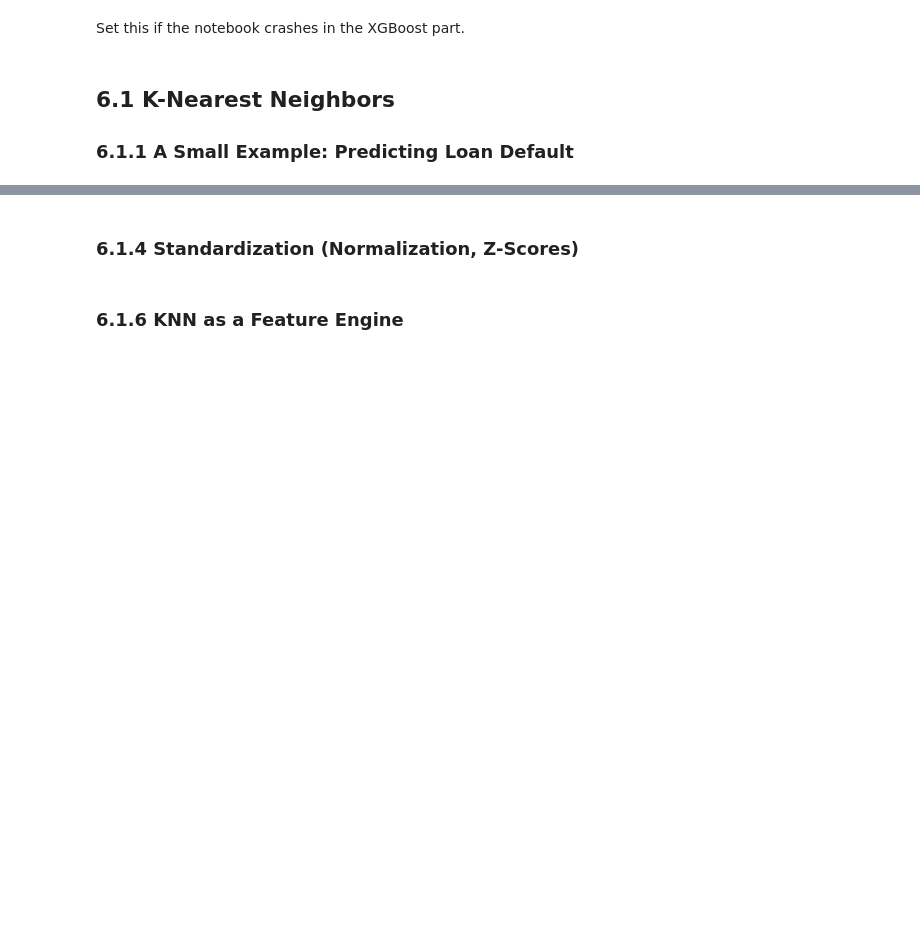
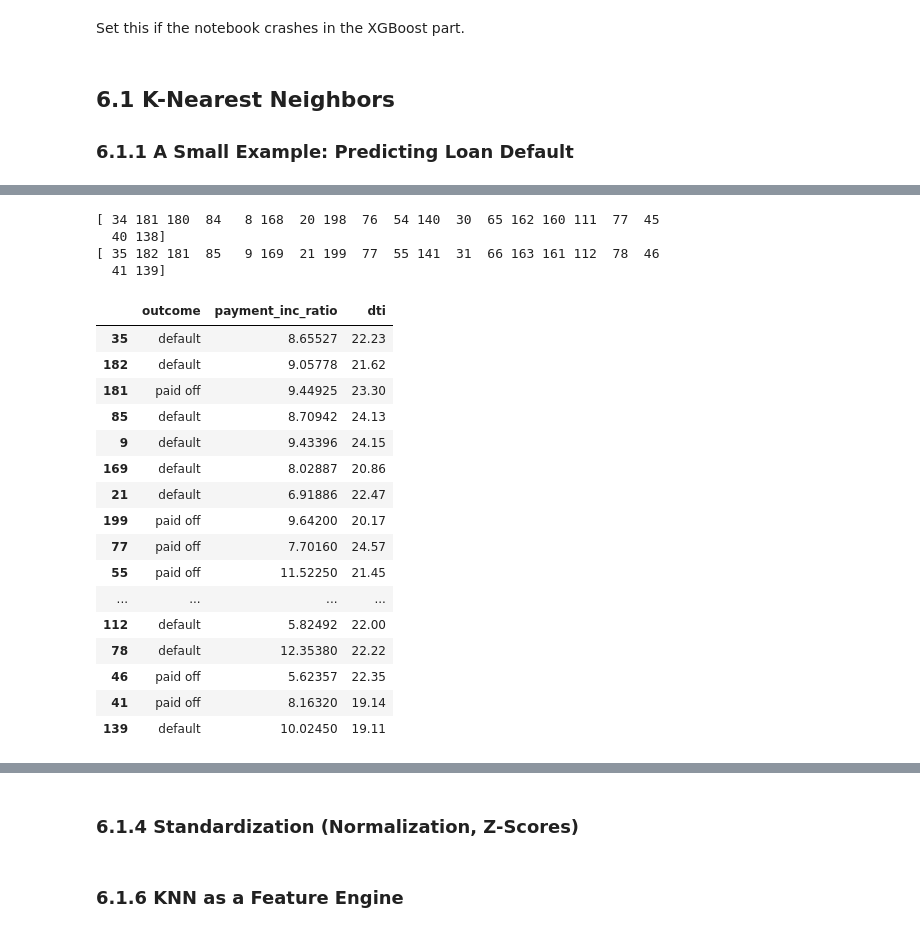
Before and after one commit to young-hwanlee/my-practical-statistics-for-data-scientists, a Jupyter notebook: Chapter_6_Statistical_Machine_Learning.ipynb, the cells around one changed output, grey strips where cells are left out. Cells and saved outputs as stored; diff of their text form; code cells hidden in the pictures; blank space fills up the shorter version.

```diff
--- a/Chapter_6_Statistical_Machine_Learning.ipynb
+++ b/Chapter_6_Statistical_Machine_Learning.ipynb
@@ -61,3 +66,13 @@ LOAN_DATA_CSV = DATA / 'loan_data.csv.gz'
+# %%
+# LOAN200_CSV = DATA / 'loan200.csv'
+# LOAN3000_CSV = DATA / 'loan3000.csv'
+# LOAN_DATA_CSV = DATA / 'loan_data.csv.gz'
+
+DATA = 'https://raw.githubusercontent.com/young-hwanlee/practical-statistics-for-data-scientists/master/data/'
+
+LOAN200_CSV = DATA + 'loan200.csv'
+LOAN3000_CSV = DATA + 'loan3000.csv'
+LOAN_DATA_CSV = DATA + 'loan_data.csv.gz'
 # %% [markdown]
 Set this if the notebook crashes in the XGBoost part.
 # %%
@@ -82 +154,29 @@ print(knn.predict_proba(newloan))
+# %%
+print(nbrs[1][0])
+print(nbrs[1][0] + 1)
+# %% [output]
+[ 34 181 180  84   8 168  20 198  76  54 140  30  65 162 160 111  77  45
+  40 138]
+[ 35 182 181  85   9 169  21 199  77  55 141  31  66 163 161 112  78  46
+  41 139]
+# %%
+loan200.loc[nbrs[1][0] + 1,:]
+# %% [output]
+|  | outcome | payment_inc_ratio | dti |
+| 35 | default | 8.65527 | 22.23 |
+| 182 | default | 9.05778 | 21.62 |
+| 181 | paid off | 9.44925 | 23.30 |
+| 85 | default | 8.70942 | 24.13 |
+| 9 | default | 9.43396 | 24.15 |
+| 169 | default | 8.02887 | 20.86 |
+| 21 | default | 6.91886 | 22.47 |
+| 199 | paid off | 9.64200 | 20.17 |
+| 77 | paid off | 7.70160 | 24.57 |
+| 55 | paid off | 11.52250 | 21.45 |
+| ... | ... | ... | ... |
+| 112 | default | 5.82492 | 22.00 |
+| 78 | default | 12.35380 | 22.22 |
+| 46 | paid off | 5.62357 | 22.35 |
+| 41 | paid off | 8.16320 | 19.14 |
+| 139 | default | 10.02450 | 19.11 |
 # %%
```
Also changed, not shown: parts of 11 cells of this notebook.
